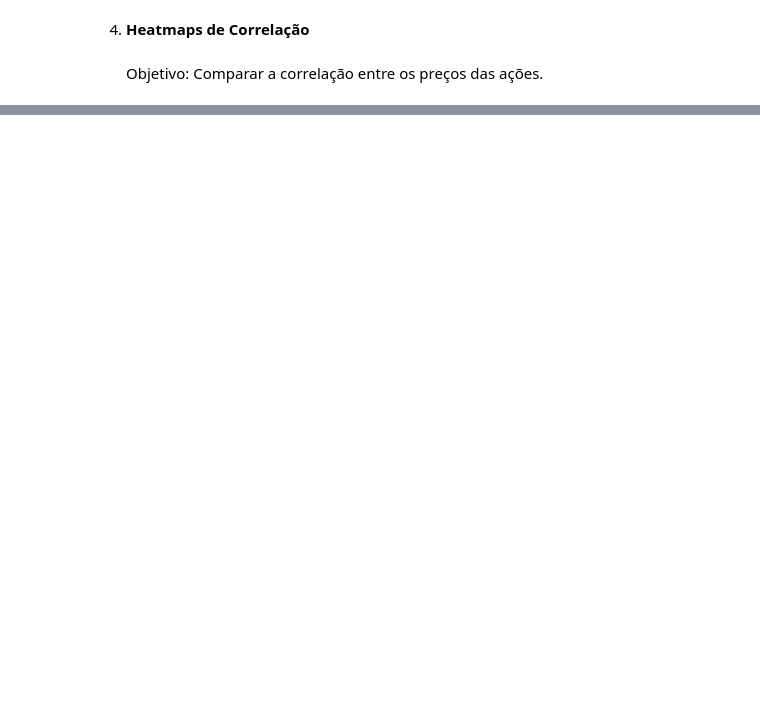
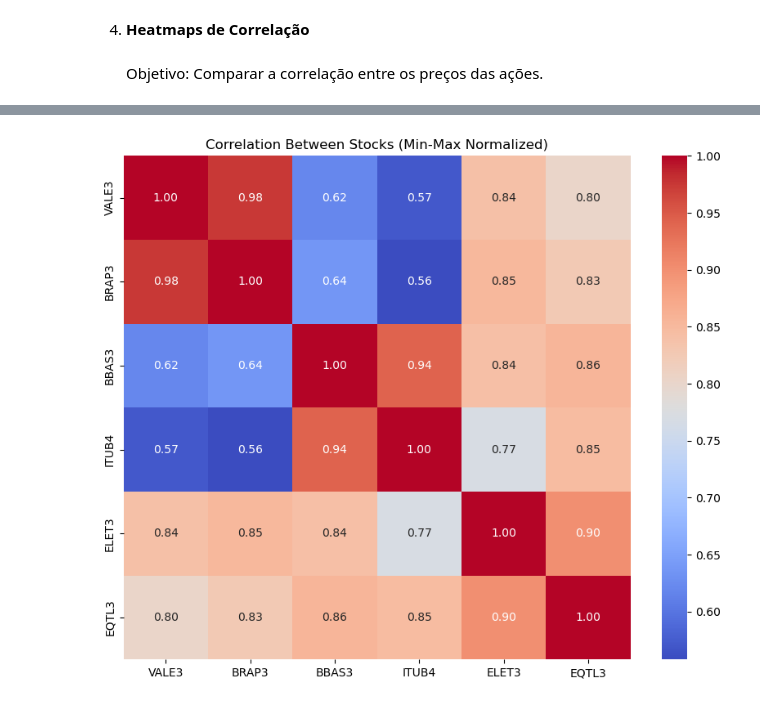
Before and after one commit to diogobrasil/analises-tcc-cripto, a Jupyter notebook: main/classes/Visualization/b3_analysis_charts/comparisons.ipynb, the cells around one changed output, grey strips where cells are left out. Drawn from its saved outputs; the diff is of its cells as text; code cells hidden in the pictures; blank space fills up the shorter version.

Commit message:
matriz de correlação para dados normalizados

```diff
--- a/main/classes/Visualization/b3_analysis_charts/comparisons.ipynb
+++ b/main/classes/Visualization/b3_analysis_charts/comparisons.ipynb
@@ -92,0 +93,19 @@ plot_correlation_matrix(assets_df)
+# %%
+
+# Seleciona apenas as colunas normalizadas com min-max
+min_max_columns = [col for col in assets_normalized.columns if 'min_max' in col]
+
+# Renomeia as colunas para remover a extensão 'min_max'
+renamed_columns = {col: col.replace('_min_max', '') for col in min_max_columns}
+assets_normalized_renamed = assets_normalized[min_max_columns].rename(columns=renamed_columns)
+
+# Calcula a matriz de correlação com os nomes corrigidos
+correlation_min_max = assets_normalized_renamed.corr()
+
+# Plota a matriz de correlação
+plt.figure(figsize=(10, 8))
+sns.heatmap(correlation_min_max, annot=True, cmap='coolwarm', fmt=".2f", cbar=True)
+plt.title('Correlation Between Stocks (Min-Max Normalized)')
+plt.show()
+# %% [output]
+[figure, added]
```
Also changed, not shown: parts of 6 cells of this notebook, 1 other file.
